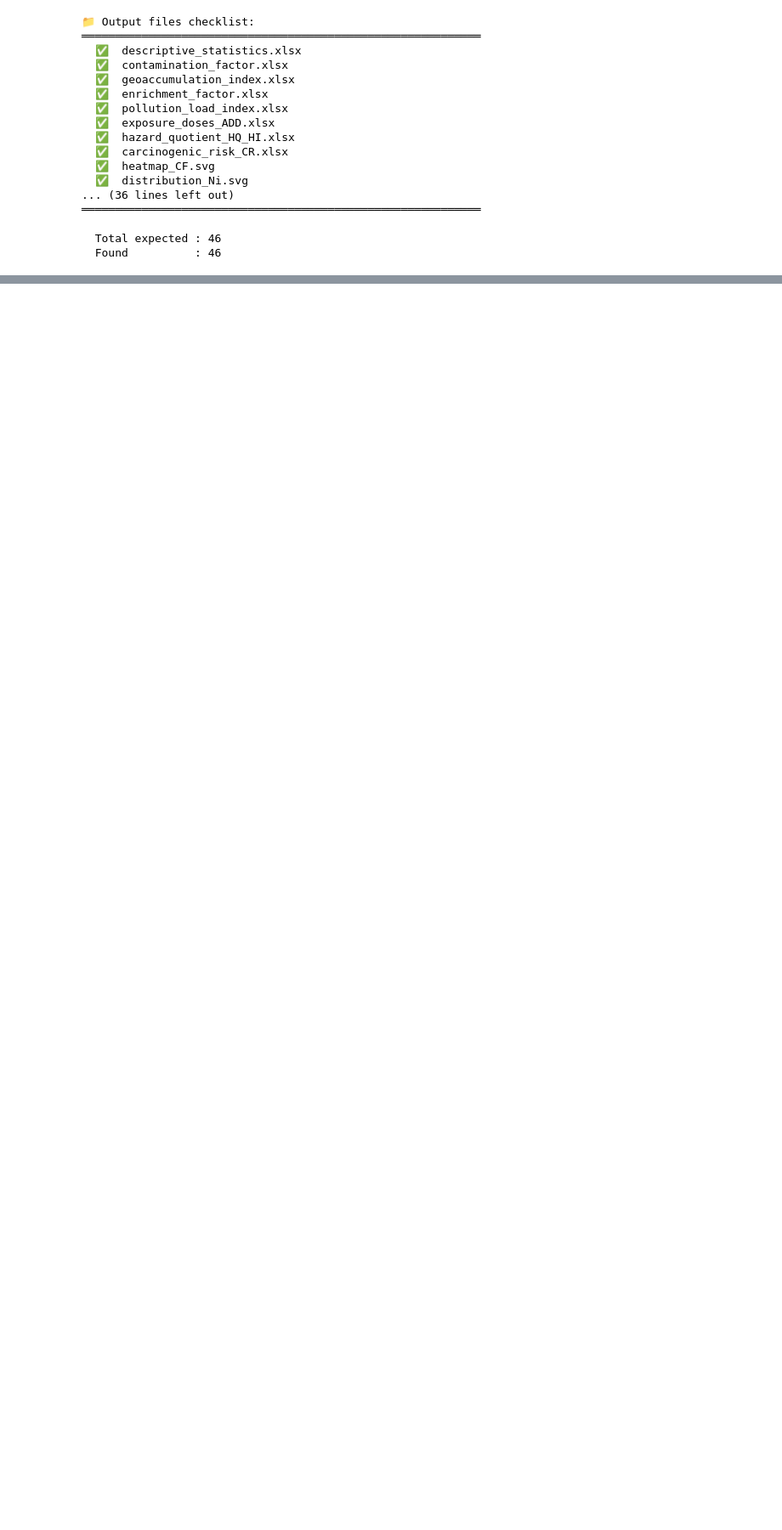
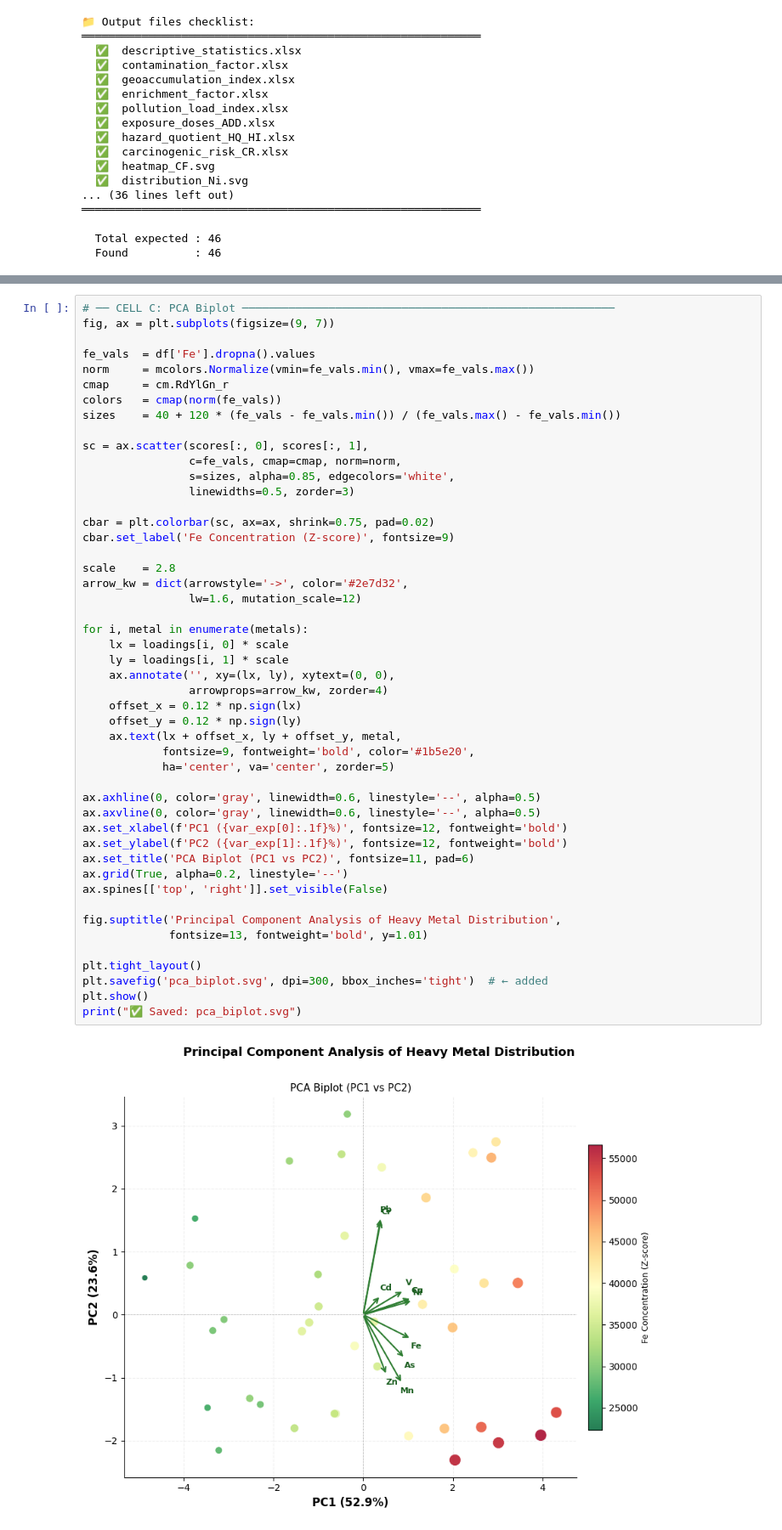
Before and after one commit to nibaskumar93n-debug/Morphoinformatics, a Jupyter notebook: Heavy_Metals_FIXED.ipynb, the cells around one changed output, grey strips where cells are left out. Shown at 85% size. Cells and saved outputs as stored; diff of their text form; blank space fills up the shorter version.

```diff
--- a/Heavy_Metals_FIXED.ipynb
+++ b/Heavy_Metals_FIXED.ipynb
@@ -819,0 +887,50 @@ print(f'  Found          : {sum(os.path.exists(f) for f in expected_files)}')
+# %%
+# ── CELL C: PCA Biplot ────────────────────────────────────────────────────────
+fig, ax = plt.subplots(figsize=(9, 7))
+
+fe_vals  = df['Fe'].dropna().values
+norm     = mcolors.Normalize(vmin=fe_vals.min(), vmax=fe_vals.max())
+cmap     = cm.RdYlGn_r
+colors   = cmap(norm(fe_vals))
+sizes    = 40 + 120 * (fe_vals - fe_vals.min()) / (fe_vals.max() - fe_vals.min())
+
+sc = ax.scatter(scores[:, 0], scores[:, 1],
+                c=fe_vals, cmap=cmap, norm=norm,
+                s=sizes, alpha=0.85, edgecolors='white',
+                linewidths=0.5, zorder=3)
+
+cbar = plt.colorbar(sc, ax=ax, shrink=0.75, pad=0.02)
+cbar.set_label('Fe Concentration (Z-score)', fontsize=9)
+
+scale    = 2.8
+arrow_kw = dict(arrowstyle='->', color='#2e7d32',
+                lw=1.6, mutation_scale=12)
+
+for i, metal in enumerate(metals):
+    lx = loadings[i, 0] * scale
+    ly = loadings[i, 1] * scale
+    ax.annotate('', xy=(lx, ly), xytext=(0, 0),
+                arrowprops=arrow_kw, zorder=4)
+    offset_x = 0.12 * np.sign(lx)
+    offset_y = 0.12 * np.sign(ly)
+    ax.text(lx + offset_x, ly + offset_y, metal,
+            fontsize=9, fontweight='bold', color='#1b5e20',
+            ha='center', va='center', zorder=5)
+
+ax.axhline(0, color='gray', linewidth=0.6, linestyle='--', alpha=0.5)
+ax.axvline(0, color='gray', linewidth=0.6, linestyle='--', alpha=0.5)
+ax.set_xlabel(f'PC1 ({var_exp[0]:.1f}%)', fontsize=12, fontweight='bold')
+ax.set_ylabel(f'PC2 ({var_exp[1]:.1f}%)', fontsize=12, fontweight='bold')
+ax.set_title('PCA Biplot (PC1 vs PC2)', fontsize=11, pad=6)
+ax.grid(True, alpha=0.2, linestyle='--')
+ax.spines[['top', 'right']].set_visible(False)
+
+fig.suptitle('Principal Component Analysis of Heavy Metal Distribution',
+             fontsize=13, fontweight='bold', y=1.01)
+
+plt.tight_layout()
+plt.savefig('pca_biplot.svg', dpi=300, bbox_inches='tight')  # ← added
+plt.show()
+print("✅ Saved: pca_biplot.svg")
+# %% [output]
+[figure, added]
```
Also changed, not shown: parts of 16 cells of this notebook.
